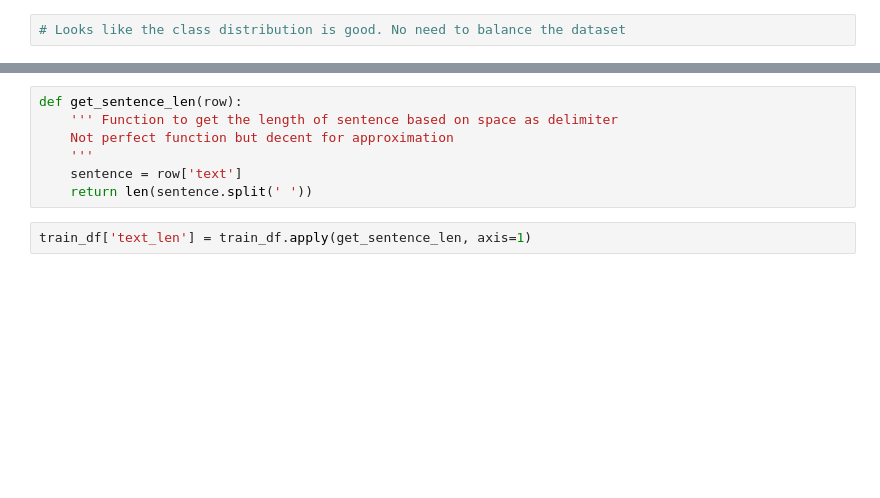
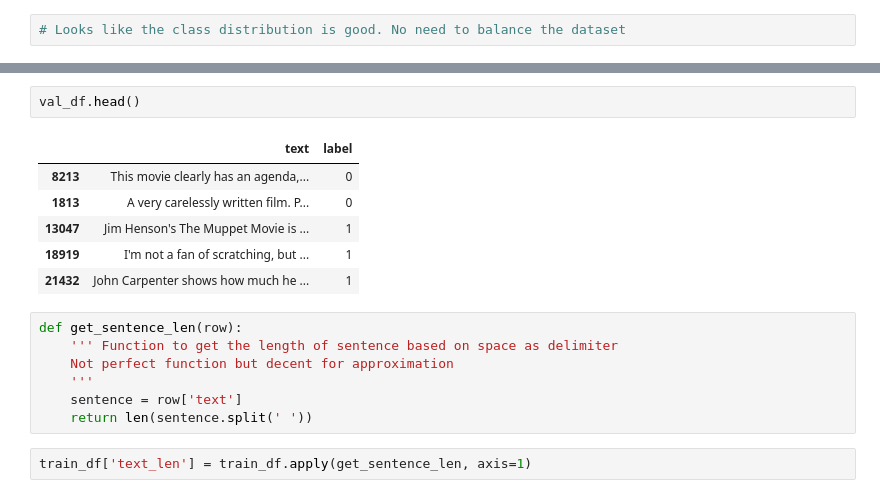
Before and after one commit to nakul-chakrapani/buildops-imdb-sentiment-analysis, a Jupyter notebook: imdb-sentiment-analysis/notebooks/imdb-sentiment-analysis.ipynb, the cells around one changed output, grey strips where cells are left out. Drawn from its saved outputs; the diff is of its cells as text; blank space fills up the shorter version.

```diff
--- a/imdb-sentiment-analysis/notebooks/imdb-sentiment-analysis.ipynb
+++ b/imdb-sentiment-analysis/notebooks/imdb-sentiment-analysis.ipynb
@@ -102,3 +168,12 @@ test_df.head()
+# %%
+val_df.head()
+# %% [output]
+|  | text | label |
+| 8213 | This movie clearly has an agenda,... | 0 |
+| 1813 | A very carelessly written film. P... | 0 |
+| 13047 | Jim Henson's The Muppet Movie is ... | 1 |
+| 18919 | I'm not a fan of scratching, but ... | 1 |
+| 21432 | John Carpenter shows how much he ... | 1 |
 # %%
 def get_sentence_len(row):
     ''' Function to get the length of sentence based on space as delimiter
```
Also changed, not shown: parts of 29 cells of this notebook.
